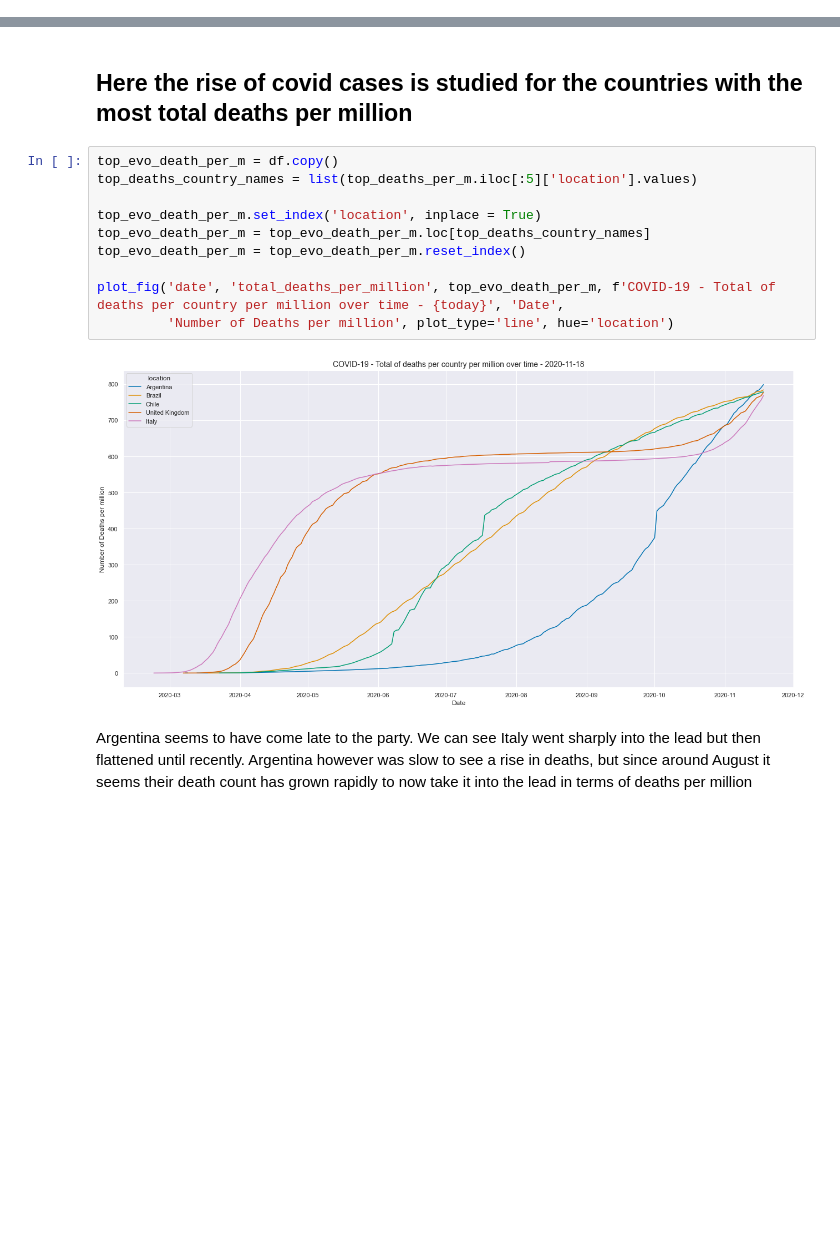
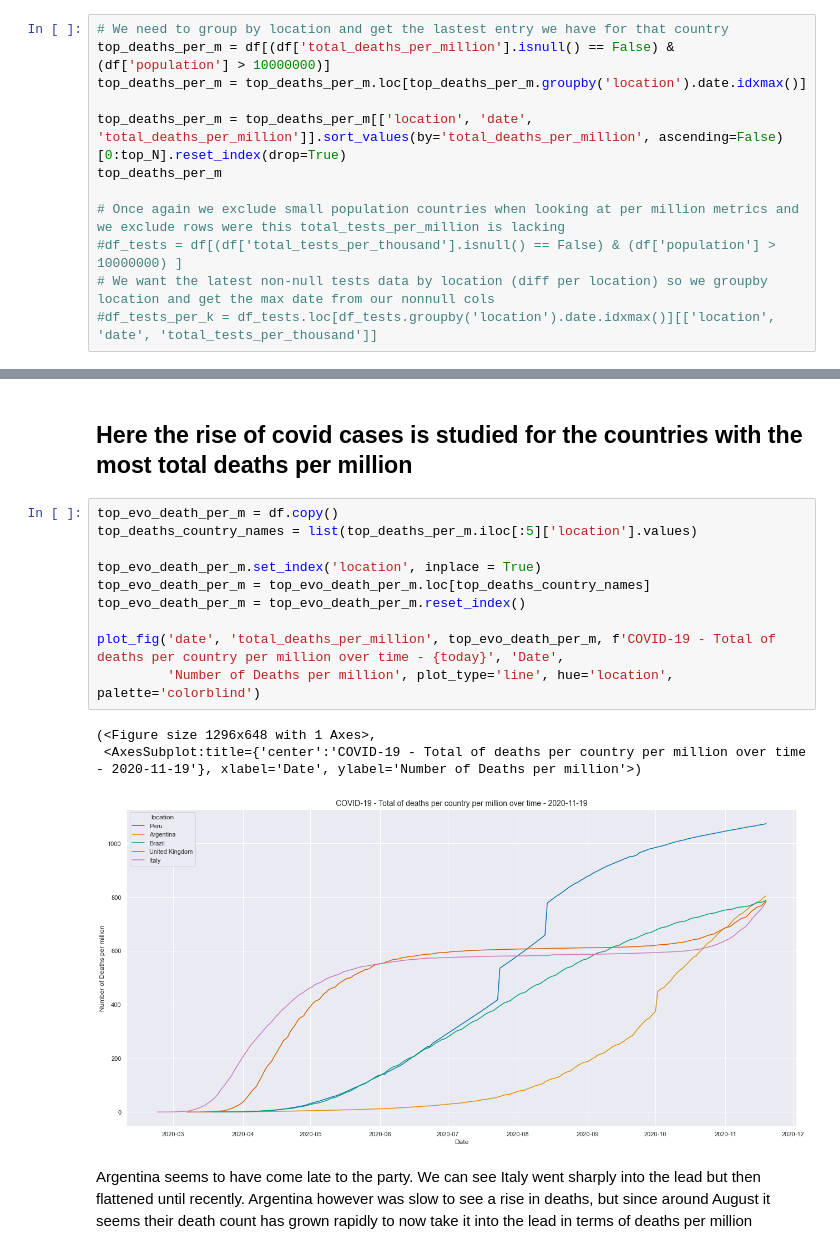
Before and after one commit to lee-hodg/Covid19Study, a Jupyter notebook: CovidStudy.ipynb, the cells around one changed output, grey strips where cells are left out. Drawn from its saved outputs; the diff is of its cells as text; blank space fills up the shorter version.

Commit message:
fix the death per 1m

```diff
--- a/CovidStudy.ipynb
+++ b/CovidStudy.ipynb
@@ -299,0 +297,12 @@ top_deaths_per_m
+# %%
+# We need to group by location and get the lastest entry we have for that country
+top_deaths_per_m = df[(df['total_deaths_per_million'].isnull() == False) & (df['population'] > 10000000)]
+top_deaths_per_m = top_deaths_per_m.loc[top_deaths_per_m.groupby('location').date.idxmax()]
+
+top_deaths_per_m = top_deaths_per_m[['location', 'date', 'total_deaths_per_million']].sort_values(by='total_deaths_per_million', ascending=False)[0:top_N].reset_index(drop=True)
+top_deaths_per_m
+
+# Once again we exclude small population countries when looking at per million metrics and we exclude rows were this total_tests_per_million is lacking
+#df_tests = df[(df['total_tests_per_thousand'].isnull() == False) & (df['population'] > 10000000) ]
+# We want the latest non-null tests data by location (diff per location) so we groupby location and get the max date from our nonnull cols
+#df_tests_per_k = df_tests.loc[df_tests.groupby('location').date.idxmax()][['location', 'date', 'total_tests_per_thousand']]
@@ -391,15 +416,17 @@ The UK had an initial sharp rise in death count, but appeared to flatten out aro
 # %%
 top_evo_death_per_m = df.copy()
 top_deaths_country_names = list(top_deaths_per_m.iloc[:5]['location'].values)
 
 top_evo_death_per_m.set_index('location', inplace = True)
 top_evo_death_per_m = top_evo_death_per_m.loc[top_deaths_country_names]
 top_evo_death_per_m = top_evo_death_per_m.reset_index()
 
 plot_fig('date', 'total_deaths_per_million', top_evo_death_per_m, f'COVID-19 - Total of deaths per country per million over time - {today}', 'Date',
-         'Number of Deaths per million', plot_type='line', hue='location')
+         'Number of Deaths per million', plot_type='line', hue='location', palette='colorblind')
 # %% [output]
+(<Figure size 1296x648 with 1 Axes>,
+ <AxesSubplot:title={'center':'COVID-19 - Total of deaths per country per million over time - 2020-11-19'}, xlabel='Date', ylabel='Number of Deaths per million'>)
-[figure, old version]
+[figure, new version]
 # %% [markdown]
 Argentina seems to have come late to the party. We can see Italy went sharply into the lead but then flattened until recently. Argentina however was slow to see a rise in deaths, but since around August it seems their death count has grown rapidly to now take it into the lead in terms of deaths per million
 # %% [markdown]
```
Also changed, not shown: parts of 18 cells of this notebook.
